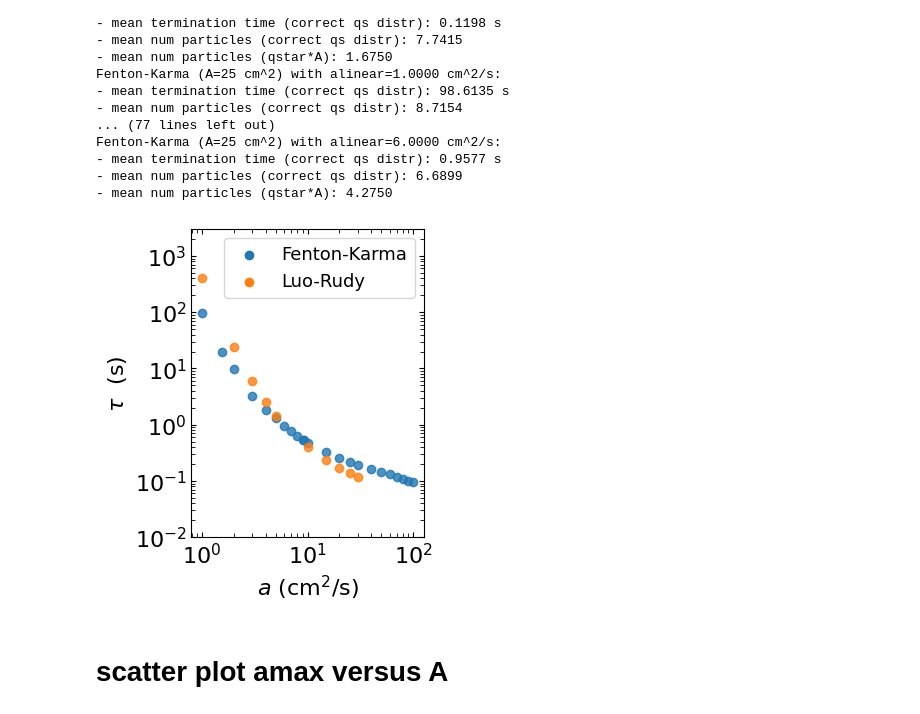
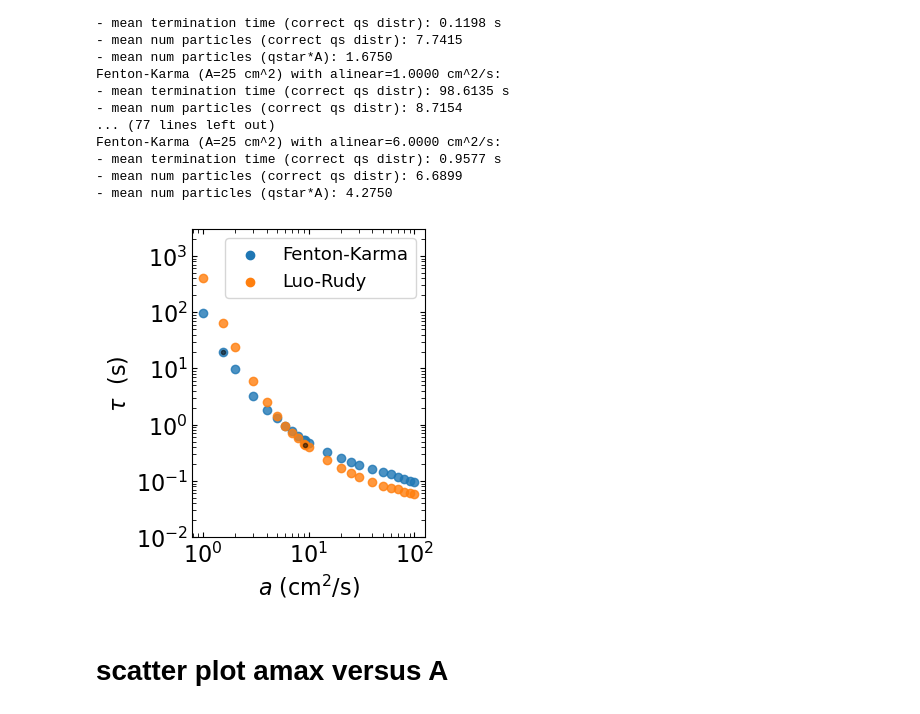
Before and after one commit to timtyree/bgmc, a Jupyter notebook: python/Generation of figure 4.ipynb, the cells around one changed output. Cells and saved outputs as stored; diff of their text form; code cells hidden in the pictures.

Commit message:
figure edits for extinction dynamics and analysis of run #37

```diff
--- a/python/Generation of figure 4.ipynb
+++ b/python/Generation of figure 4.ipynb
@@ -3916,7 +3917,8 @@ L=5 #cm
 A=L**2 #cm^2
 num_iter=20 # max num particles to consider divided by two.
 # alinear_lst = [30, 25, 20, 15, 10, 5, 4, 3, 2, 1, 0]
-alinear_lst = [30, 25, 20, 15, 10, 5, 4, 3, 2, 1]
+# alinear_lst = [30, 25, 20, 15, 10, 5, 4, 3, 2, 1]
+alinear_lst = list(df_death_rate_versus_alinear.alinear.drop_duplicates().values)
 printing=True
 dict_results_master_lst=[]
 for alinear in alinear_lst:
@@ -4094,3 +4096,8 @@ Fenton-Karma (A=25 cm^2) with alinear=6.0000 cm^2/s:
 - mean termination time (correct qs distr): 0.9577 s
 - mean num particles (correct qs distr): 6.6899
 - mean num particles (qstar*A): 4.2750
+# %%
+aline_fk = 1.552
+aline_lr = 9.3
+tau_fk = yfk[xfk==aline_fk][0]
+tau_lr = ylr[xlr==aline_lr][0]
@@ -4097,34 +4106,41 @@ Fenton-Karma (A=25 cm^2) with alinear=6.0000 cm^2/s:
 # %%
 figsize=(3,4)
 fontsize=15
 alpha=0.8
 # figsize=(9.2,4)
 fig,ax=plt.subplots(figsize=figsize)
 # ax.scatter(x=x,
 #            y=y+tauinfty,#**0.5,#**2,#
 #            c='k')
 ax.scatter(xfk,yfk,c='C0',alpha=alpha,label='Fenton-Karma')
 ax.scatter(xlr,ylr,c='C1',alpha=alpha,label='Luo-Rudy')
+
+ax.scatter([aline_fk],[tau_fk],marker='.',
+    c='k',alpha=.5)#,label='Fenton-Karma')
+ax.scatter([aline_lr],[tau_lr],marker='.',
+    c='k',alpha=.5)#,label='Luo-Rudy')
+
+
 format_plot(ax=ax,xlabel=r'$a$ (cm$^2/$s)',ylabel=r'$\tau$  (s)',fontsize=16)
 ax.set_xscale('log')
 ax.set_yscale('log')
 ax.tick_params(top=True, right=True,direction='in',which='both')
 ax.tick_params(top=True, right=True,direction='in',which='minor',length=3)
 ax.set_ylim([1e-2,3000])
 # AddLegend(ax=ax,xy=(-0.12,0.240),fontsize=fontsize-3)
 leg = ax.legend(loc='upper right',fontsize=fontsize-2.)#,frameon=False,ncol=1)
 # leg = ax.legend(loc='lower right',fontsize=fontsize-3.,frameon=False,ncol=1)
 for lh in leg.legendHandles:
     lh.set_alpha(1)
 
 # AddLegend(ax=ax,xy=(0.05,0.990),fontsize=fontsize-3)
 # AddLegend(ax=ax,xy=(0.7,0.990),fontsize=fontsize-3)
 # AddLegend(ax=ax,xy=(0.4,0.990),fontsize=fontsize-3)
 # AddLegend(ax=ax,xy=(0.1,0.25),fontsize=fontsize-3)
 
 plt.show()
 # %% [output]
-[figure, old version]
+[figure, new version]
 # %% [markdown]
 # scatter plot amax versus A
 # %%
```
Also changed, not shown: parts of 22 cells of this notebook, 3 other files.
